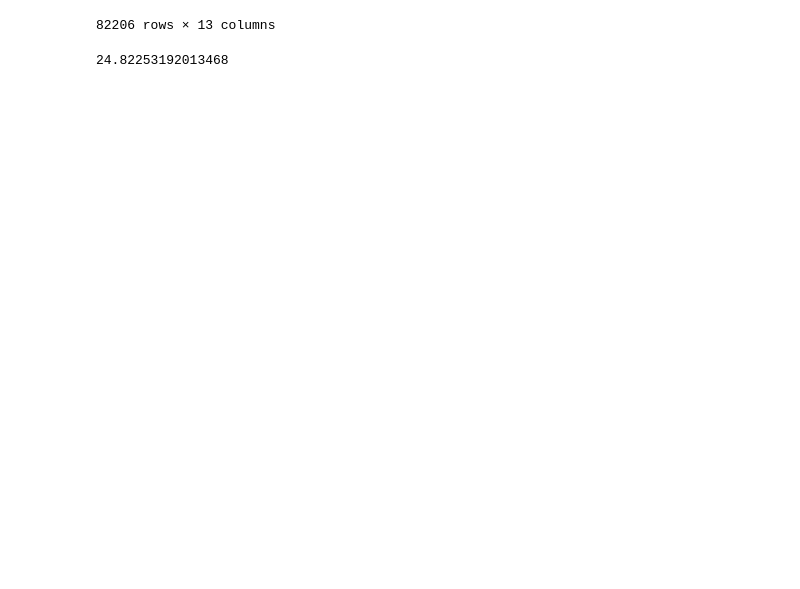
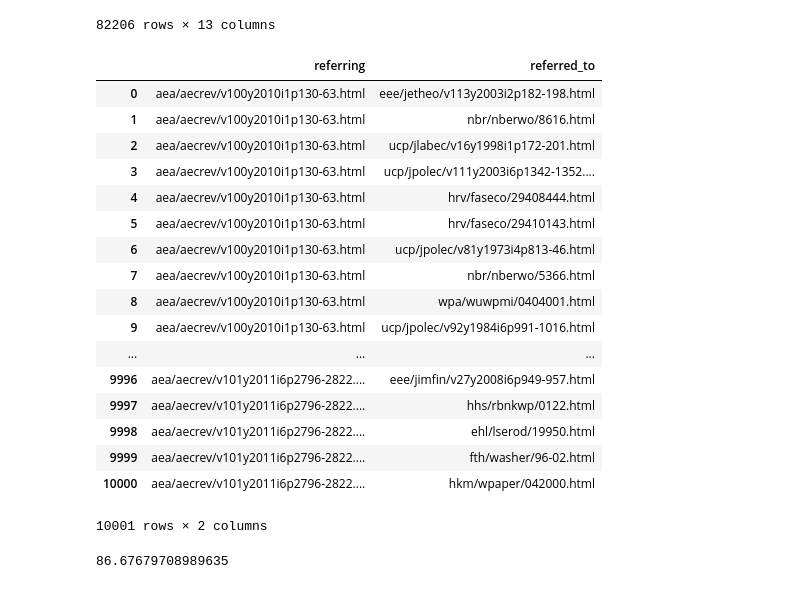
Before and after one commit to BoucheDimitri/CitationsNetwork, a Jupyter notebook: RefsGraph.ipynb, the cells around one changed output. Cells and saved outputs as stored; diff of their text form; code cells hidden in the pictures; blank space fills up the shorter version.

Commit message:
Improvements in url/article_id matching

```diff
--- a/RefsGraph.ipynb
+++ b/RefsGraph.ipynb
@@ -79,2 +76,26 @@ refs_reduced = refs.loc[0:10000, "referring"].copy()
+# %%
+# For the real thing, smarter to run it on the referred_to column to avoid matching article that correspond to dead links anyways
+refs_reduced = refs.loc[0:10000, :].copy()
+# %%
+refs_reduced
+# %% [output]
+|  | referring | referred_to |
+| 0 | aea/aecrev/v100y2010i1p130-63.html | eee/jetheo/v113y2003i2p182-198.html |
+| 1 | aea/aecrev/v100y2010i1p130-63.html | nbr/nberwo/8616.html |
+| 2 | aea/aecrev/v100y2010i1p130-63.html | ucp/jlabec/v16y1998i1p172-201.html |
+| 3 | aea/aecrev/v100y2010i1p130-63.html | ucp/jpolec/v111y2003i6p1342-1352.... |
+| 4 | aea/aecrev/v100y2010i1p130-63.html | hrv/faseco/29408444.html |
+| 5 | aea/aecrev/v100y2010i1p130-63.html | hrv/faseco/29410143.html |
+| 6 | aea/aecrev/v100y2010i1p130-63.html | ucp/jpolec/v81y1973i4p813-46.html |
+| 7 | aea/aecrev/v100y2010i1p130-63.html | nbr/nberwo/5366.html |
+| 8 | aea/aecrev/v100y2010i1p130-63.html | wpa/wuwpmi/0404001.html |
+| 9 | aea/aecrev/v100y2010i1p130-63.html | ucp/jpolec/v92y1984i6p991-1016.html |
+| ... | ... | ... |
+| 9996 | aea/aecrev/v101y2011i6p2796-2822.... | eee/jimfin/v27y2008i6p949-957.html |
+| 9997 | aea/aecrev/v101y2011i6p2796-2822.... | hhs/rbnkwp/0122.html |
+| 9998 | aea/aecrev/v101y2011i6p2796-2822.... | ehl/lserod/19950.html |
+| 9999 | aea/aecrev/v101y2011i6p2796-2822.... | fth/washer/96-02.html |
+| 10000 | aea/aecrev/v101y2011i6p2796-2822.... | hkm/wpaper/042000.html |
+10001 rows × 2 columns
 # %%
 id_series = attrs["url_id"]
@@ -81,10 +110,10 @@ id_series = attrs["url_id"]
 # %%
 start = time.clock()
-refs_reduced = article_matching(id_series, refs_reduced)
+refs_reduced = match_articles(refs_reduced, id_series)
 end = time.clock()
 print(end - start)
 # %% [output]
-24.82253192013468
+86.67679708989635
 # %%
 refs_reduced
 # %% [output]
```
Also changed, not shown: parts of 6 cells of this notebook.
